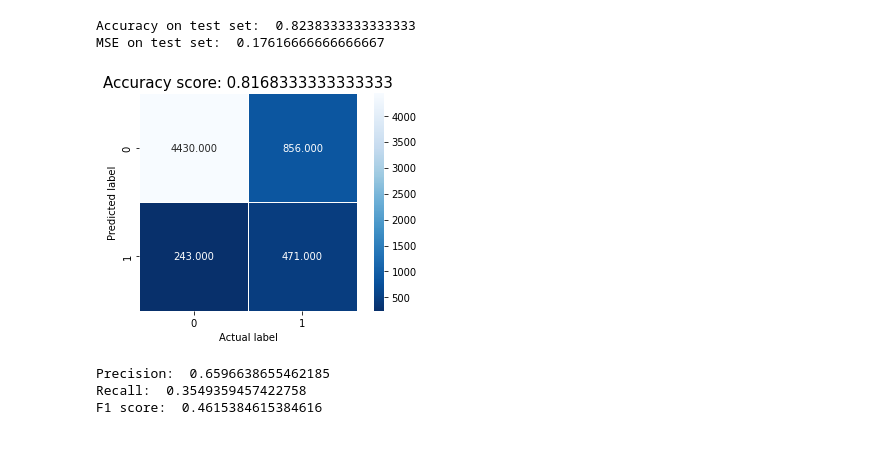
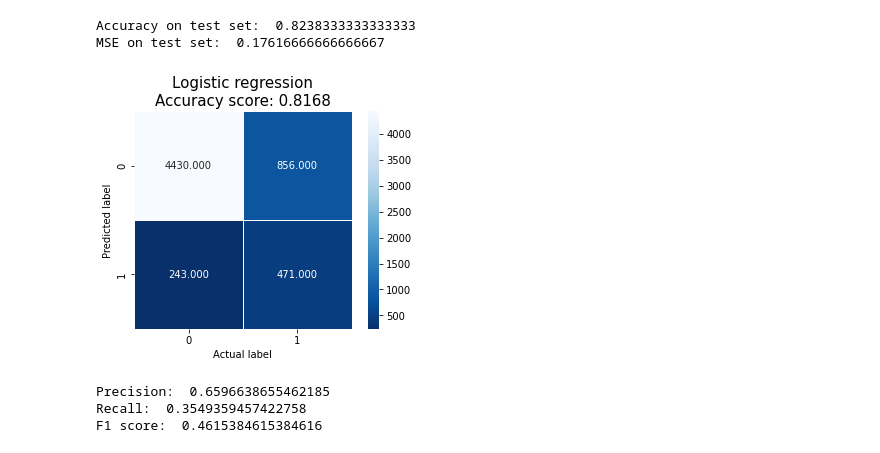
Before and after one commit to jacasta2/cc_default, a Jupyter notebook: ml/ml.ipynb, the cells around one changed output. Drawn from its saved outputs; the diff is of its cells as text; code cells hidden in the pictures.

```diff
--- a/ml/ml.ipynb
+++ b/ml/ml.ipynb
@@ -258,21 +258,21 @@ MSE on test set:  0.17616666666666667
 # %%
 ### Let's compute and plot the confusion matrix (on the validation set)
 
 # We compute the model predictions using the validation set
 y_pred = logisticRegr.predict(x_val)
 
 # We compute the confusion matrix
 cm = metrics.confusion_matrix(y_val, y_pred).T
 
 # We plot the confusion matrix
 sns.heatmap(cm, annot = True, fmt = ".3f", linewidths = .5, square = True, cmap = "Blues_r")
 plt.xlabel("Actual label")
 plt.ylabel("Predicted label")
-all_sample_title = "Accuracy score: {0}".format(accuracy_val)
+all_sample_title = "Logistic regression" + "\nAccuracy score: {:.4f}".format(accuracy_val)
 plt.title(all_sample_title, size = 15)
 plt.show()
 # %% [output]
-[figure, old version]
+[figure, new version]
 # %%
 ### Let's check the F1 score
 
```
Also changed, not shown: parts of 2 cells of this notebook, 3 other files.
